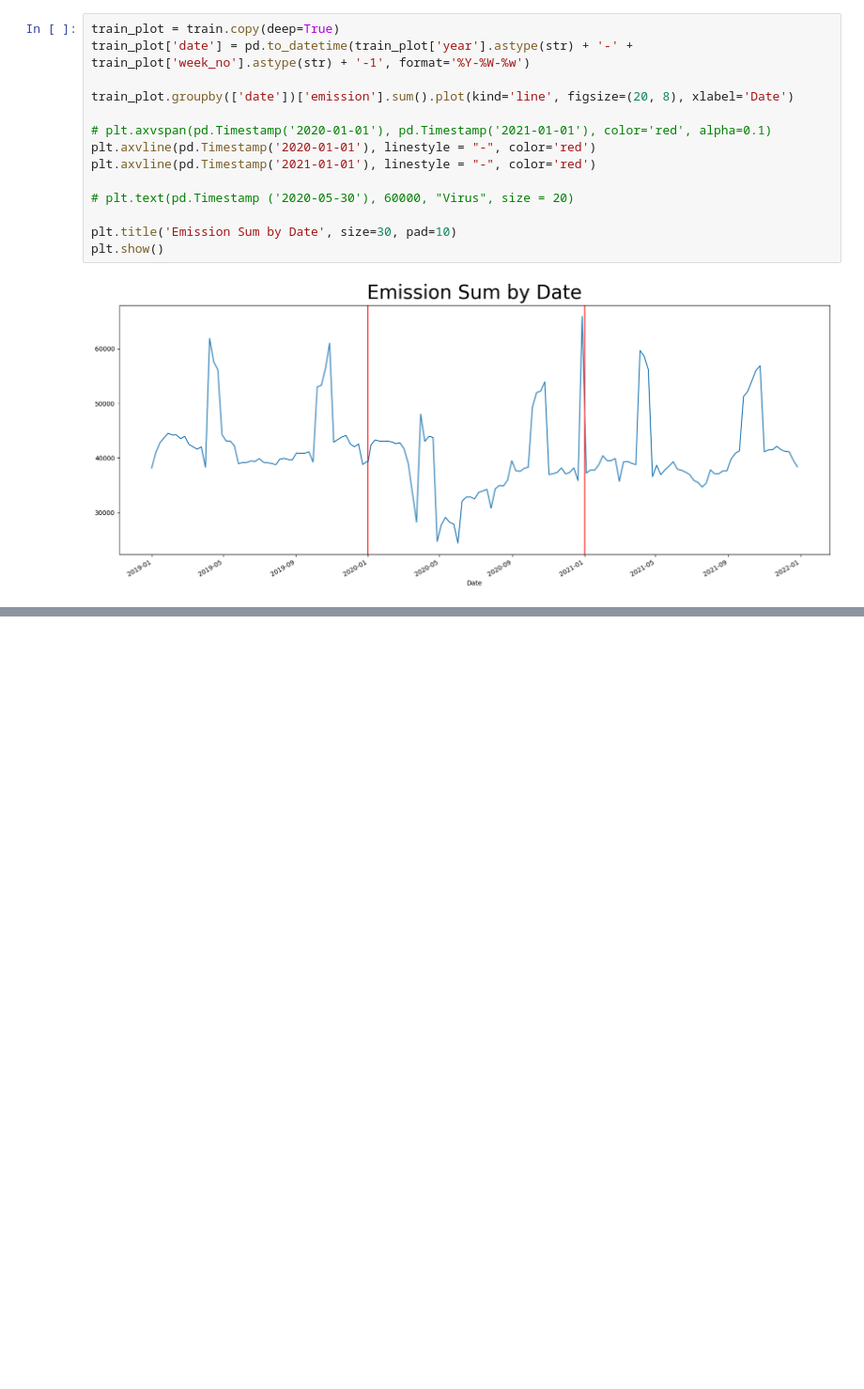
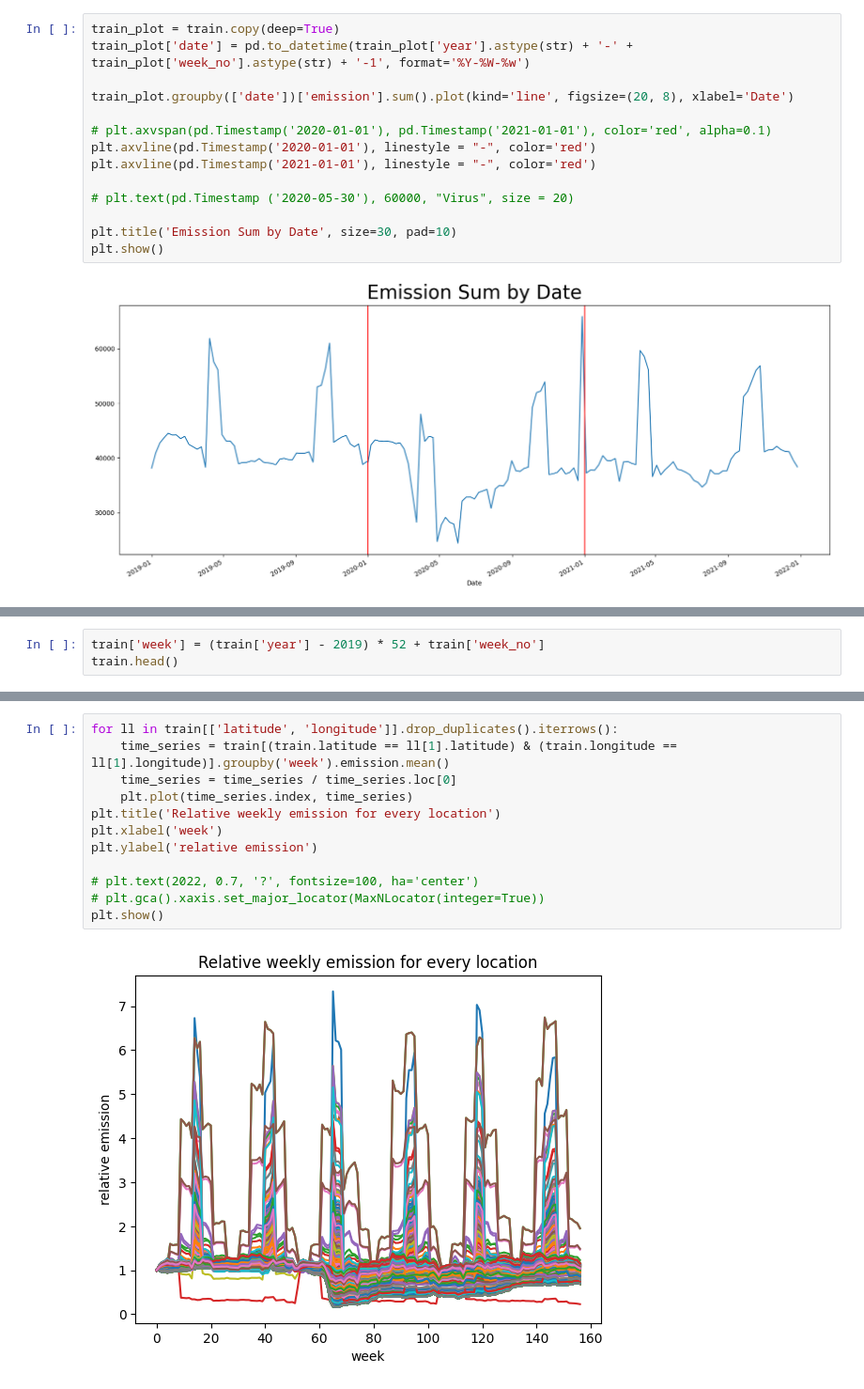
Before and after one commit to Lzzzzy4/2023fall-DataScience, a Jupyter notebook: src/Data_analysis.ipynb, the cells around one changed output, grey strips where cells are left out. Shown at 94% size. Cells and saved outputs as stored; diff of their text form; blank space fills up the shorter version.

```diff
--- a/src/Data_analysis.ipynb
+++ b/src/Data_analysis.ipynb
@@ -78,0 +131,3 @@ plt.show()
+# %%
+train['week'] = (train['year'] - 2019) * 52 + train['week_no']
+train.head()
@@ -78,0 +142,14 @@ plt.show()
+# %%
+for ll in train[['latitude', 'longitude']].drop_duplicates().iterrows():
+    time_series = train[(train.latitude == ll[1].latitude) & (train.longitude == ll[1].longitude)].groupby('week').emission.mean()
+    time_series = time_series / time_series.loc[0]
+    plt.plot(time_series.index, time_series)
+plt.title('Relative weekly emission for every location')
+plt.xlabel('week')
+plt.ylabel('relative emission')
+
+# plt.text(2022, 0.7, '?', fontsize=100, ha='center')
+# plt.gca().xaxis.set_major_locator(MaxNLocator(integer=True))
+plt.show()
+# %% [output]
+[figure, added]
```
Also changed, not shown: parts of 6 cells of this notebook, 5 other files.
